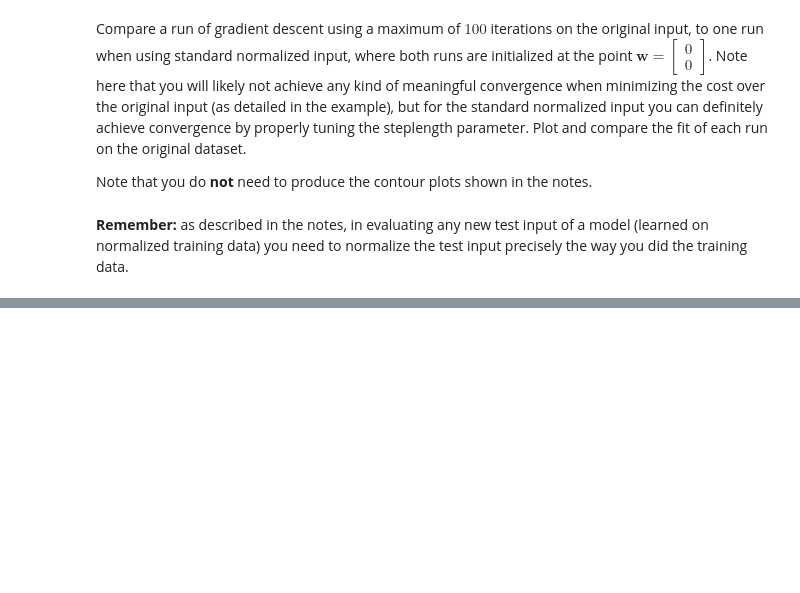
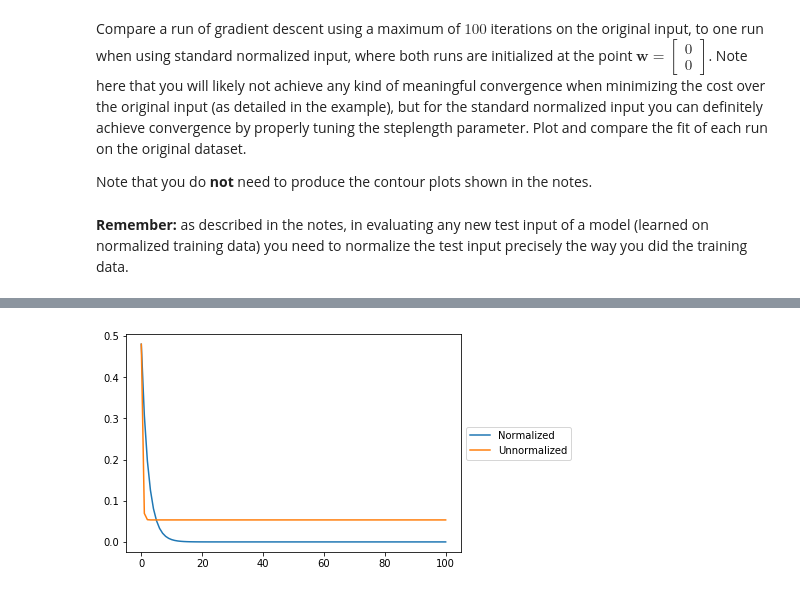
Before and after one commit to khou2020/deeplearninghw, a Jupyter notebook: hw1/deep_learning_hw1_exercise_4.ipynb, the cells around one changed output, grey strips where cells are left out. Cells and saved outputs as stored; diff of their text form; code cells hidden in the pictures; blank space fills up the shorter version.

```diff
--- a/hw1/deep_learning_hw1_exercise_4.ipynb
+++ b/hw1/deep_learning_hw1_exercise_4.ipynb
@@ -46,0 +167,14 @@ Note that you do **not** need to produce the contour plots shown in the notes.
+# %%
+
+# Compare between the best from each side
+plt.plot(itr, nc2)
+plt.plot(itr, c1)
+plt.legend(['Normalized', 'Unnormalized'],loc='center left', bbox_to_anchor=(1, 0.5))
+plt.show()# Find best stepsize for normalized data
+nh1, nc1 = LR(x_normalized, y, 1)
+nh2, nc2 = LR(x_normalized, y, 0.1)
+nh3, nc3 = LR(x_normalized, y, 0.01)
+nh4, nc4 = LR(x_normalized, y, 0.001)
+nh5, nc5 = LR(x_normalized, y, 0.0001)
+# %% [output]
+[figure, added]
```
Also changed, not shown: parts of 9 cells of this notebook, 3 other files.
